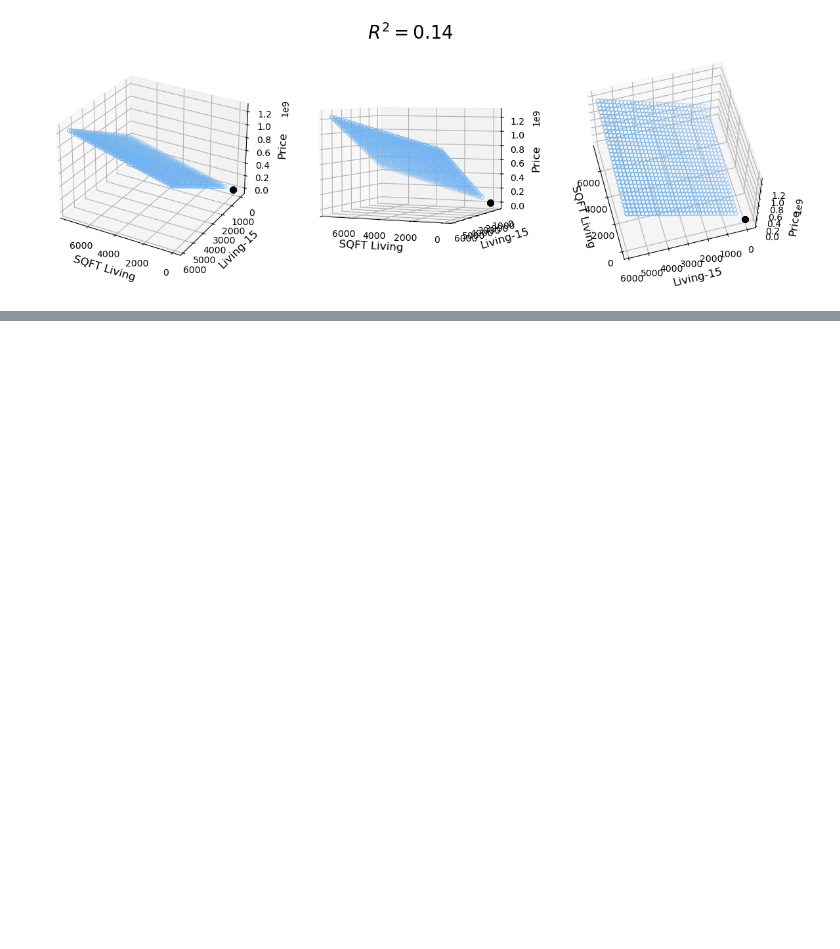
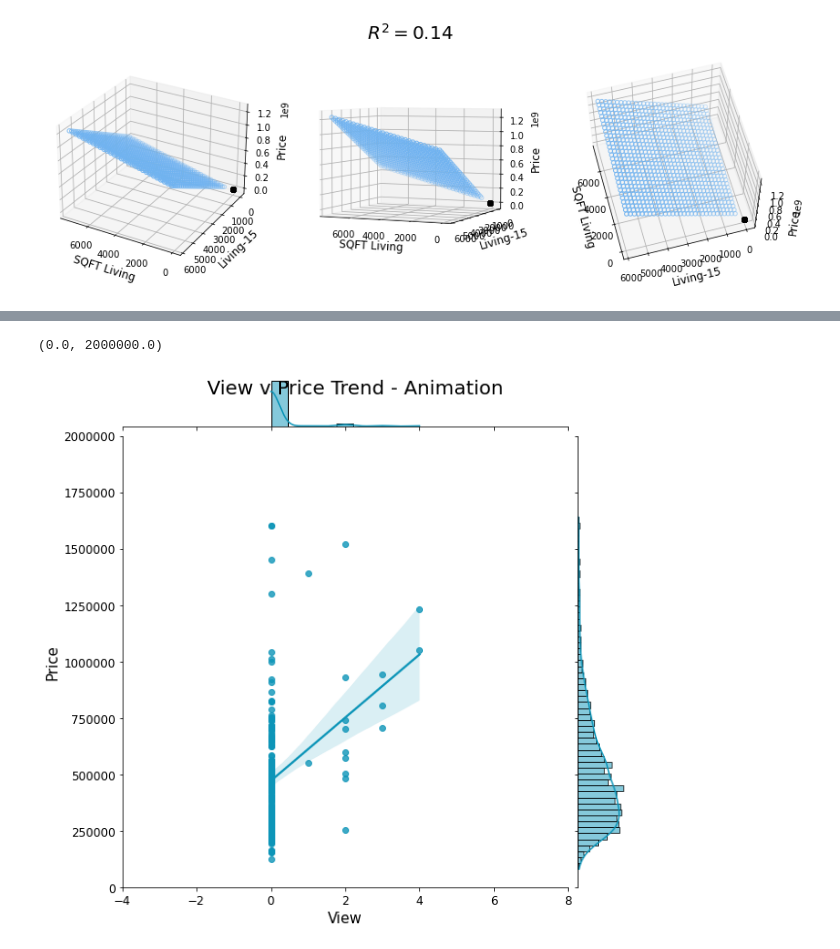
Before and after one commit to jnhoogstra/bsc-phase-two-project, a Jupyter notebook: notebooks/exploratory/elliott/Copy_of_Jakes.ipynb, the cells around one changed output, grey strips where cells are left out. Cells and saved outputs as stored; diff of their text form; code cells hidden in the pictures; blank space fills up the shorter version.

```diff
--- a/notebooks/exploratory/elliott/Copy_of_Jakes.ipynb
+++ b/notebooks/exploratory/elliott/Copy_of_Jakes.ipynb
@@ -252,0 +286,13 @@ plt.ylim(0,1000000)
+# %%
+sns.jointplot(x= X_train2["view"].sample(n=200, random_state=42), y=y_train2['price'],
+              kind="reg", color="#0D95B8", height=8, ratio=8)
+plt.suptitle("View v Price Trend - Animation", fontsize=20)
+plt.xlabel("View", fontsize=15)
+plt.ylabel("Price", fontsize=15)
+plt.tick_params(labelsize=12)
+plt.ticklabel_format(style='plain')
+plt.xlim(-4,8)
+plt.ylim(0,2000000)
+# %% [output]
+(0.0, 2000000.0)
+[figure, added]
```
Also changed, not shown: parts of 14 cells of this notebook.
